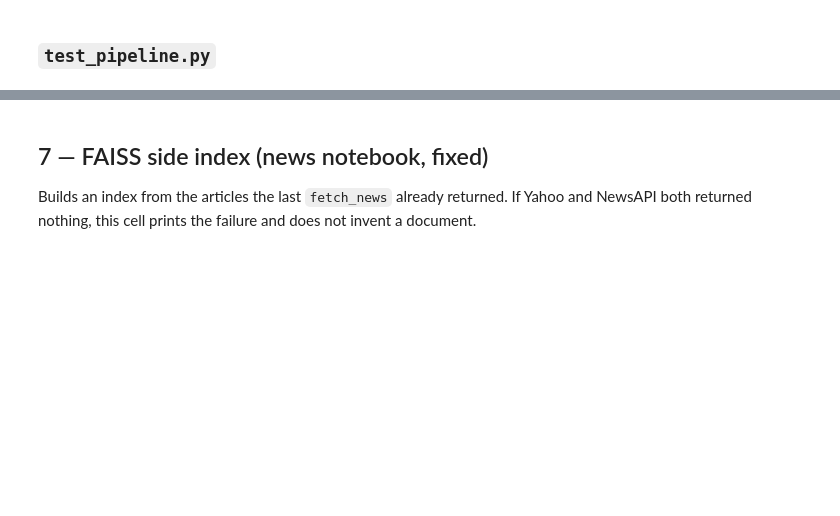
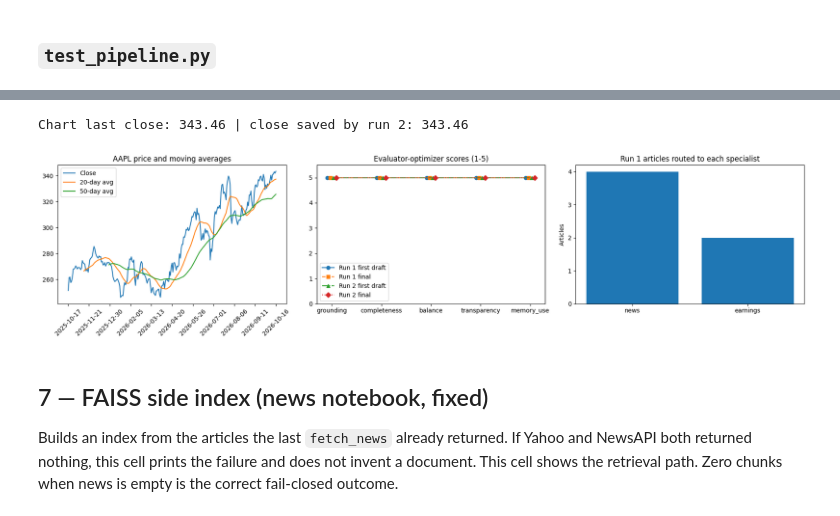
Before and after one commit to dshrestha37/investment-research-agent, a Jupyter notebook: AAI520_Final_Project_Team_2_Aljilani_Lopez_Shrestha.ipynb, the cells around one changed output, grey strips where cells are left out. Saved outputs shown, nothing was run; the diff lists cells and outputs as text; code cells hidden in the pictures; blank space fills up the shorter version.

```diff
--- a/AAI520_Final_Project_Team_2_Aljilani_Lopez_Shrestha.ipynb
+++ b/AAI520_Final_Project_Team_2_Aljilani_Lopez_Shrestha.ipynb
@@ -972,8 +1360,16 @@ CHANGE LOG vs Deepika Shrestha original (router.py, MarketSpecialist.analyze):
   That printed "trading between of its 20/50-day averages" in the saved AAPL note.
   pos is now a complete phrase: "above both averages", "below both averages",
   "between the two averages". The risk check still keys off the below-both case.
+- BUG FIX (2026-10-17, NewsSpecialist.analyze). ARTICLE_ROUTES sends earnings and
+  analyst_rating articles to the Earnings specialist, so the News specialist's bucket can
+  be empty even when the chain found articles. It used to print "No news retrieved." in the
+  Summary while the News section listed articles. It now checks the full chain digest.
 - No other routing change. Tool and article routes are unchanged.
+
+Why: routing sends each tool result or article to the specialist that knows how to read it
+(market, earnings, or news), so each section of the note is written from the right evidence.
 """
+
 from datetime import date
 
 TOOL_ROUTES = {"get_price_history": "market", "get_macro": "market",
@@ -1106,8 +1502,17 @@ class EarningsSpecialist:
 class NewsSpecialist:
     def analyze(self, items, ctx):
         arts = [i for i in items if i["kind"] == "article"]
-        out = {"headline": "No news retrieved.", "findings": [], "risks": []}
+        out = {"headline": "", "findings": [], "risks": []}  # empty default
         if not arts:
+            # FIX (2026-10-17): the router sends earnings/analyst articles to the
+            # Earnings specialist, so an empty news bucket does not mean the chain
+            # found no news. Check the full chain digest before saying "No news retrieved."
+            n_all = len(ctx.get("digest", {}).get("articles", []))
+            if n_all:
+                out["headline"] = (f"All {n_all} relevant articles were earnings or "
+                                   "analyst items; see Earnings & Fundamentals")
+            else:
+                out["headline"] = "No news retrieved."
             return out
         pos = sum(i["article"]["sentiment"] == "positive" for i in arts)
         neg = sum(i["article"]["sentiment"] == "negative" for i in arts)
@@ -1924,7 +2223,66 @@ lessons: []
+# %%
+# Relevant visualizations of agent workflows and functions. These graphs show the Market evidence,
+# the evaluator-optimizer loop, and the routing split.
+import collections  # count routed articles per specialist
+
+import matplotlib.pyplot as plt
+import pandas as pd
+
+import market_tools as mt  # Price tool the agent called
+
+period = next((s.get("args", {}).get("period") for s in run1["plan"]  # ADDED: same window the agent used
+               if s.get("tool") == "get_price_history" and s.get("args", {}).get("period")), "6mo")
+price = mt.get_price_history(TICKER, period=period)  # One extra call; ToolResult never raises
+saved_close = MemoryStore(f"{STATE}/memory.json").last_run(TICKER)["metrics"].get("last_close")
+fig, axes = plt.subplots(1, 3, figsize=(18, 4.5))  # Three panels side by side
+
+if price.ok:  # panel 1: close with 20/50-day averages (Market specialist inputs, [S2])
+    hist = pd.DataFrame(price.data["history"]).set_index("date")["close"]  # date -> close
+    axes[0].plot(hist.index, hist.values, label="Close")
+    axes[0].plot(hist.index, hist.rolling(20).mean(), label="20-day avg")
+    axes[0].plot(hist.index, hist.rolling(50).mean(), label="50-day avg")
+    axes[0].set_xticks(hist.index[::25])  # thin the date labels so they stay readable
+    axes[0].tick_params(axis="x", rotation=45)
+    axes[0].legend()
+    print("Chart last close:", price.data["metrics"]["last_close"], "| close saved by run 2:", saved_close)
+else:
+    axes[0].text(0.5, 0.5, "Price fetch failed: " + str(price.error), ha="center", wrap=True)
+axes[0].set_title(f"{TICKER} price and moving averages")
+
+drafts = (("Run 1 first draft", run1["evaluation"][0]),  # panel 2: evaluator-optimizer scores
+          ("Run 1 final", run1["evaluation"][-1]),
+          ("Run 2 first draft", run2["evaluation"][0]),
+          ("Run 2 final", run2["evaluation"][-1]))  # ADDED: shows the effect of Run 2's refinement
+criteria = list(run1["evaluation"][0]["scores"])  # grounding, completeness, balance, transparency, memory_use
+styles = (("o", "-"), ("s", "--"), ("^", "-."), ("D", ":"))  # distinct marker and line style per draft
+for i, ((label, h), (mk, ls)) in enumerate(zip(drafts, styles)):
+    offset = (i - 1.5) * 0.06  # small shift so identical scores don't hide each other
+    x = [j + offset for j in range(len(criteria))]
+    axes[1].plot(x, [h["scores"][c] for c in criteria], marker=mk, linestyle=ls, label=label)
+axes[1].set_xticks(range(len(criteria)))
+axes[1].set_xticklabels(criteria)
+axes[1].set_ylim(0, 5.5)  # scores are 1-5; pass = average >= 4 and none below 3
+axes[1].set_title("Evaluator-optimizer scores (1-5)")
+axes[1].legend()
+
+routed = collections.Counter(r["to"] for r in run1["route_log"] if str(r["item"]).startswith("N"))
+if routed:  # panel 3: routing split
+    axes[2].bar(list(routed), list(routed.values()))
+else:  # fail closed: no articles means nothing was routed (see Data gaps)
+    axes[2].text(0.5, 0.5, "No articles routed (see Data gaps)", ha="center")
+axes[2].yaxis.set_major_locator(plt.MaxNLocator(integer=True))
+axes[2].set_ylabel("Articles")
+axes[2].set_title("Run 1 articles routed to each specialist")
+
+plt.tight_layout()  # keep titles from overlapping in the PDF export
+plt.show()
+# %% [output]
+Chart last close: 343.46 | close saved by run 2: 343.46
+[figure, added]
 # %% [markdown]
 ## 7 — FAISS side index (news notebook, fixed)
 
-Builds an index from the articles the last `fetch_news` already returned. If Yahoo and NewsAPI both returned nothing, this cell prints the failure and does not invent a document.
+Builds an index from the articles the last `fetch_news` already returned. If Yahoo and NewsAPI both returned nothing, this cell prints the failure and does not invent a document. This cell shows the retrieval path. Zero chunks when news is empty is the correct fail-closed outcome.
 # %%
 import news_tools as nt  # fixed fetch: NewsAPI then Yahoo, no synthetic fallback
 import news_index  # FAISS helper; empty input returns (None, 0)
```
Also changed, not shown: parts of 37 cells of this notebook.
